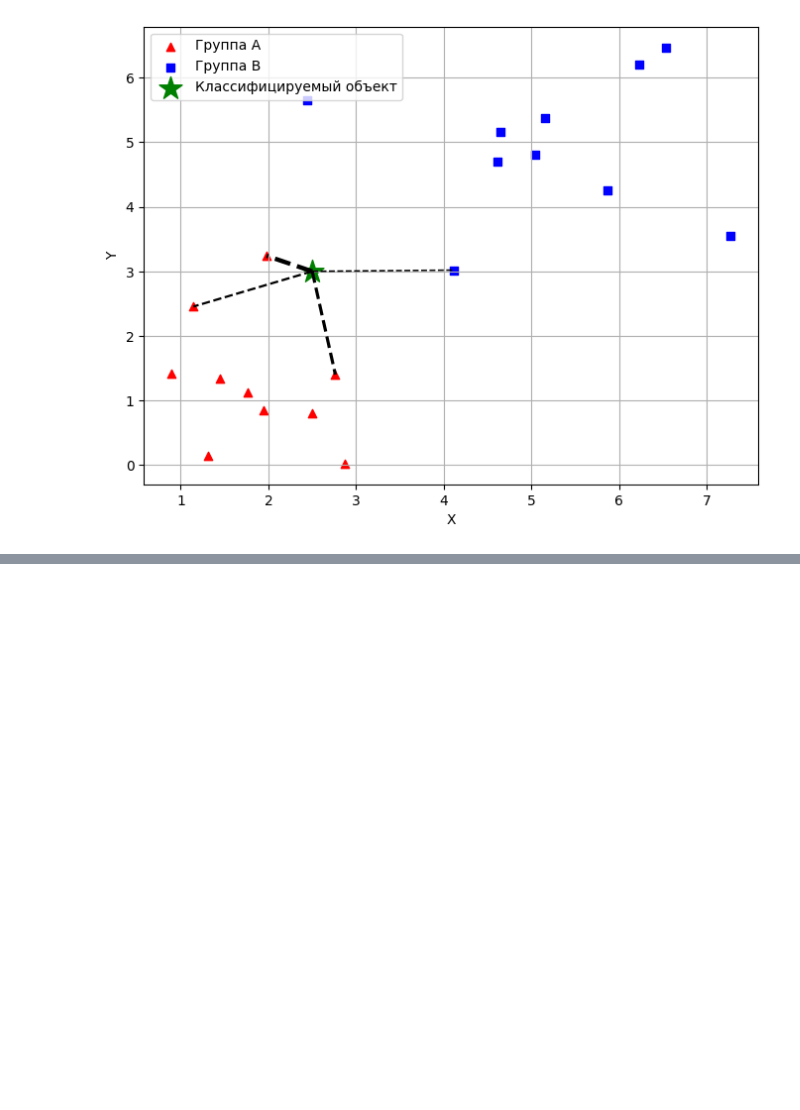
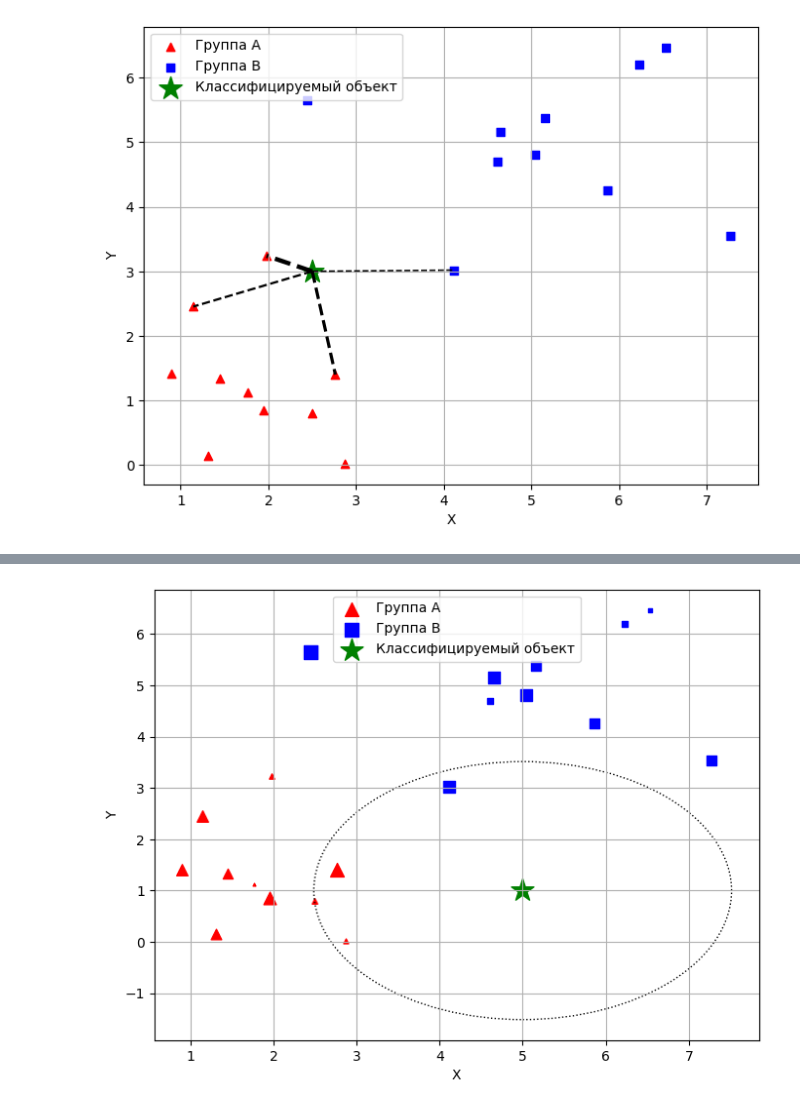
Before and after one commit to DimaOshchepkov/MetricMethodClassification, a Jupyter notebook: Графики.ipynb, the cells around one changed output, grey strips where cells are left out. Drawn from its saved outputs; the diff is of its cells as text; code cells hidden in the pictures; blank space fills up the shorter version.

```diff
--- a/Графики.ipynb
+++ b/Графики.ipynb
@@ -135,0 +252,44 @@ plt.show()
+# %%
+import numpy as np
+import matplotlib.pyplot as plt
+
+np.random.seed(0)
+mean_A = [1, 1]  # Среднее значение для группы A
+cov_A = [[1, 0], [0, 1]]  # Ковариационная матрица для группы A
+data_A = np.random.multivariate_normal(mean_A, cov_A, 10)  # Генерация данных для группы A
+
+mean_B = [5, 5]  # Среднее значение для группы B
+cov_B = [[1, 0], [0, 1]]  # Ковариационная матрица для группы B
+data_B = np.random.multivariate_normal(mean_B, cov_B, 10)  # Генерация данных для группы B
+
+classified_object = [5, 1]  # Координаты классифицируемого объекта
+
+fig, ax = plt.subplots(figsize=(8, 6))
+
+ax.scatter(data_A[0, 0], data_A[0, 1], c='red', label='Группа A', marker='^', s=100)
+ax.scatter(data_B[0, 0], data_B[0, 1], c='blue', label='Группа B', marker='s', s=100)
+# Визуализация данных
+for i in range(1, data_A.shape[0]):
+    ax.scatter(data_A[i, 0], data_A[i, 1], c='red', marker='^', s=np.random.randint(1, 100))
+    ax.scatter(data_B[i, 0], data_B[i, 1], c='blue', marker='s', s=np.random.randint(1, 100))
+ax.scatter(classified_object[0], classified_object[1], c='green', marker='*', s=300, label='Классифицируемый объект')
+
+# Нахождение ближайших соседей
+distances = np.linalg.norm(np.concatenate([data_A, data_B]) - classified_object, axis=1)
+nearest_indices = np.argsort(distances)[:4]
+
+# Определение радиуса сферы
+radius = distances[nearest_indices[-1]]
+
+# Визуализация сферы
+circle = patches.Circle(classified_object, radius, edgecolor='black', facecolor='none', linestyle='dotted')
+ax.add_patch(circle)
+
+
+ax.set_xlabel('X')
+ax.set_ylabel('Y')
+ax.legend()
+ax.grid(True)
+plt.show()
+# %% [output]
+[figure, added]
```
Also changed, not shown: parts of 4 cells of this notebook, 1 other file.
